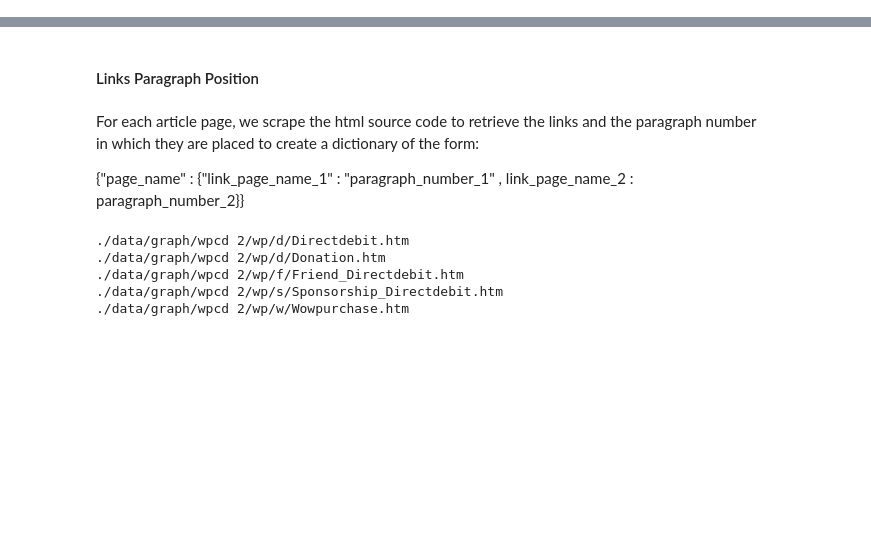
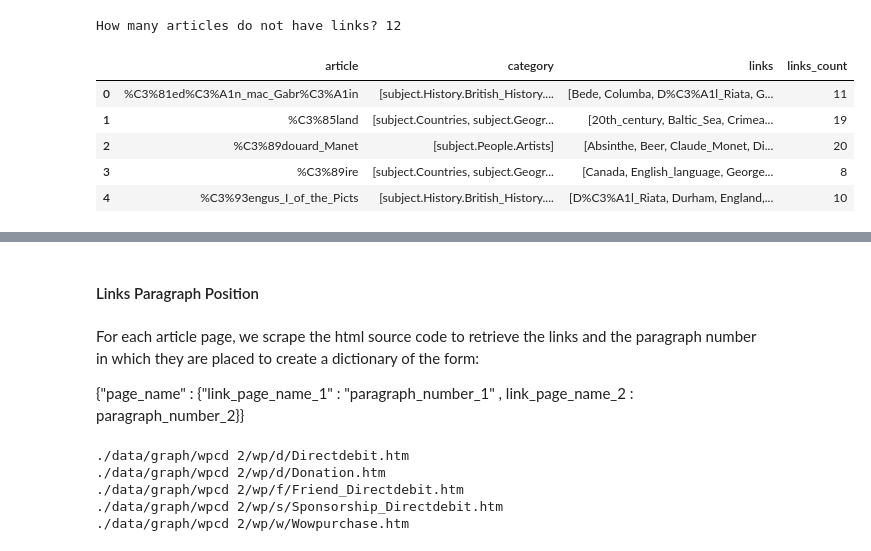
Before and after one commit to epfl-ada/ada-2022-project-souvladaki, a Jupyter notebook: initial_analysis.ipynb, the cells around one changed output, grey strips where cells are left out. Saved outputs shown, nothing was run; the diff lists cells and outputs as text; code cells hidden in the pictures; blank space fills up the shorter version.

```diff
--- a/initial_analysis.ipynb
+++ b/initial_analysis.ipynb
@@ -85,0 +94,28 @@ RangeIndex(start=0, stop=4604, step=1)
+# %%
+# Final processing, garbage entry removal.
+# There are cases where an article belongs to the article file, but does not appear in other datasets.
+# For example, "donation" appears in articles.tsv but not in categories.tsv. Same goes for pickachu and
+# other entities. Uncomment the following line to see such articles:
+
+# wiki_graph[wiki_graph["category"].isnull()]
+
+# Values that do not have categories can be still used, as in many cases they have links in the graph.
+# For this reason, we decided to remove articles that do not have links.T
+
+print(
+    "How many articles do not have links?",
+    len(wiki_graph.loc[wiki_graph["links_count"] == 0]),
+)
+
+# Removing those articles
+wiki_graph = wiki_graph[wiki_graph["links_count"] > 0]
+
+wiki_graph.head()
+# %% [output]
+How many articles do not have links? 12
+|  | article | category | links | links_count |
+| 0 | %C3%81ed%C3%A1n_mac_Gabr%C3%A1in | [subject.History.British_History.... | [Bede, Columba, D%C3%A1l_Riata, G... | 11 |
+| 1 | %C3%85land | [subject.Countries, subject.Geogr... | [20th_century, Baltic_Sea, Crimea... | 19 |
+| 2 | %C3%89douard_Manet | [subject.People.Artists] | [Absinthe, Beer, Claude_Monet, Di... | 20 |
+| 3 | %C3%89ire | [subject.Countries, subject.Geogr... | [Canada, English_language, George... | 8 |
+| 4 | %C3%93engus_I_of_the_Picts | [subject.History.British_History.... | [D%C3%A1l_Riata, Durham, England,... | 10 |
```
Also changed, not shown: parts of 32 cells of this notebook, 1 other file.
